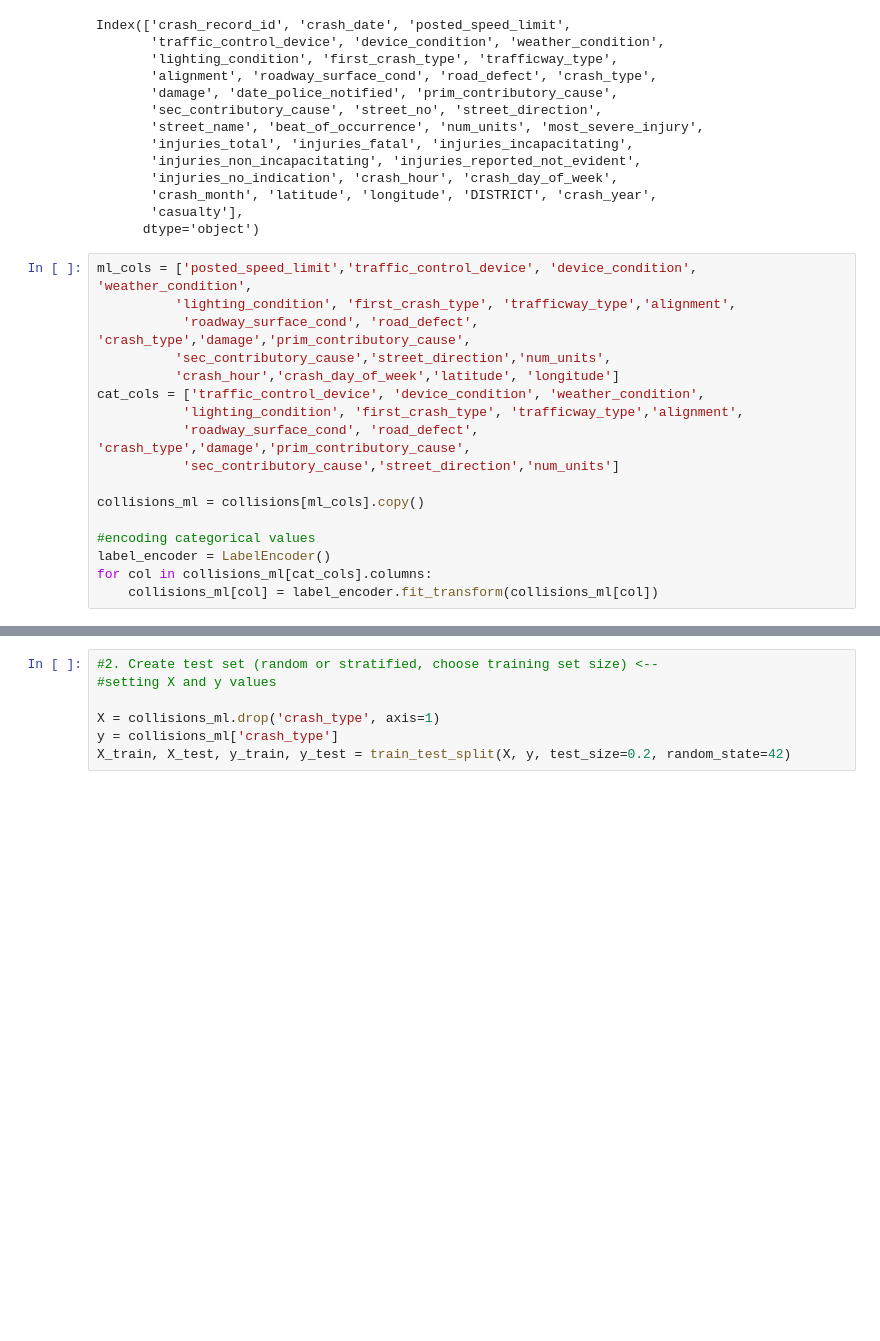
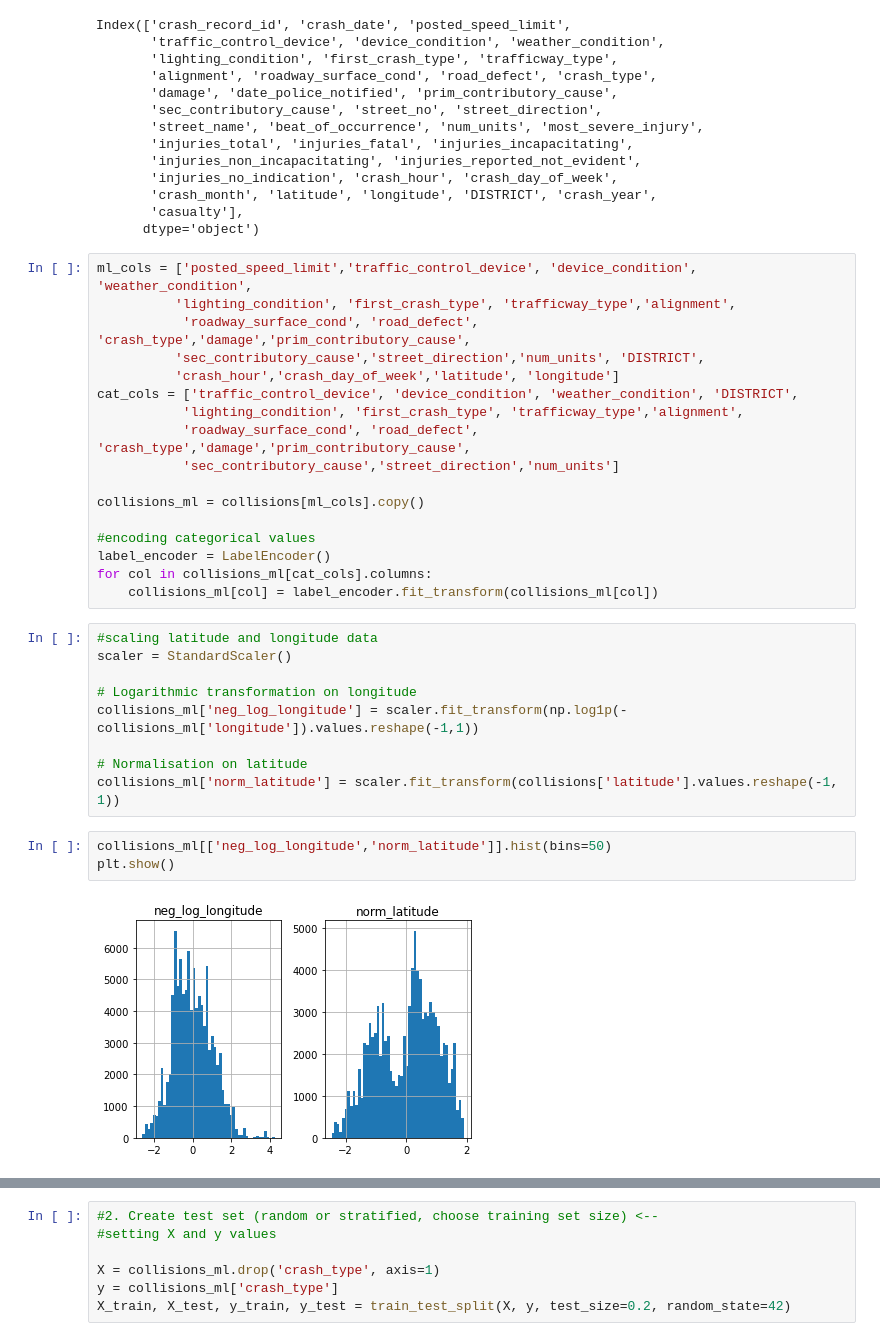
Before and after one commit to jlenehan/Chicago_Dispatch_Classification, a Jupyter notebook: UCDPA_JohnLenehan.ipynb, the cells around one changed output, grey strips where cells are left out. Drawn from its saved outputs; the diff is of its cells as text; blank space fills up the shorter version.

```diff
--- a/UCDPA_JohnLenehan.ipynb
+++ b/UCDPA_JohnLenehan.ipynb
@@ -403,9 +402,9 @@ Index(['crash_record_id', 'crash_date', 'posted_speed_limit',
 ml_cols = ['posted_speed_limit','traffic_control_device', 'device_condition', 'weather_condition',
           'lighting_condition', 'first_crash_type', 'trafficway_type','alignment',
            'roadway_surface_cond', 'road_defect', 'crash_type','damage','prim_contributory_cause',
-          'sec_contributory_cause','street_direction','num_units',
+          'sec_contributory_cause','street_direction','num_units', 'DISTRICT',
           'crash_hour','crash_day_of_week','latitude', 'longitude']
-cat_cols = ['traffic_control_device', 'device_condition', 'weather_condition',
+cat_cols = ['traffic_control_device', 'device_condition', 'weather_condition', 'DISTRICT',
            'lighting_condition', 'first_crash_type', 'trafficway_type','alignment',
            'roadway_surface_cond', 'road_defect', 'crash_type','damage','prim_contributory_cause',
            'sec_contributory_cause','street_direction','num_units']
@@ -416,3 +415,17 @@ collisions_ml = collisions[ml_cols].copy()
 label_encoder = LabelEncoder()
 for col in collisions_ml[cat_cols].columns:
     collisions_ml[col] = label_encoder.fit_transform(collisions_ml[col])
+# %%
+#scaling latitude and longitude data
+scaler = StandardScaler()
+
+# Logarithmic transformation on longitude
+collisions_ml['neg_log_longitude'] = scaler.fit_transform(np.log1p(-collisions_ml['longitude']).values.reshape(-1,1))
+
+# Normalisation on latitude
+collisions_ml['norm_latitude'] = scaler.fit_transform(collisions['latitude'].values.reshape(-1, 1))
+# %%
+collisions_ml[['neg_log_longitude','norm_latitude']].hist(bins=50)
+plt.show()
+# %% [output]
+[figure, added]
```
Also changed, not shown: parts of 21 cells of this notebook.
